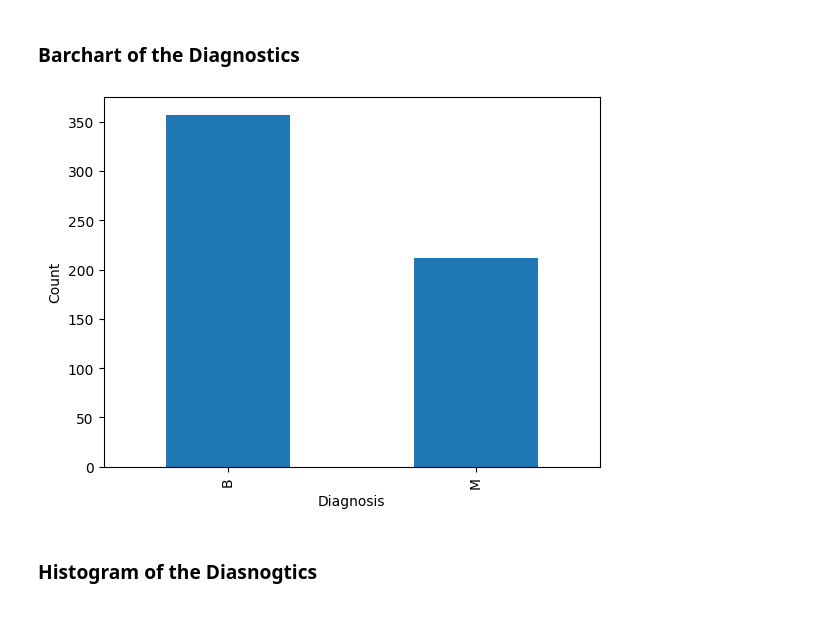
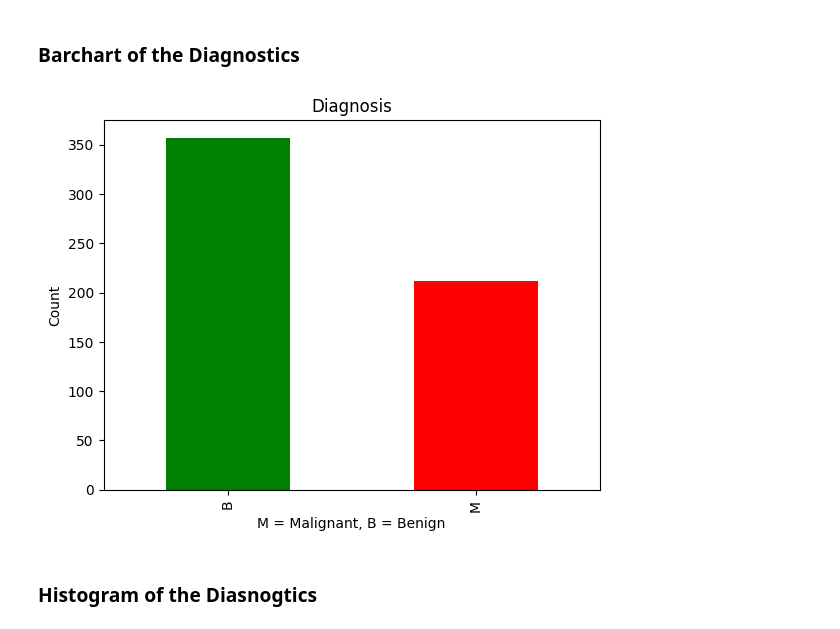
Before and after one commit to andidprastyo/tumor_analysis, a Jupyter notebook: analysis_notebook.ipynb, the cells around one changed output. Cells and saved outputs as stored; diff of their text form; code cells hidden in the pictures.

```diff
--- a/analysis_notebook.ipynb
+++ b/analysis_notebook.ipynb
@@ -24,13 +24,14 @@ df.head()
 # %%
 import matplotlib.pyplot as plt
 
-# Plotting the diagnosis column
-df['diagnosis'].value_counts().plot(kind='bar')
-plt.xlabel('Diagnosis')
+# Plotting the diagnosis column with legends
+df['diagnosis'].value_counts().plot(kind='bar', color=['green', 'red'])
+plt.title('Diagnosis')
+plt.xlabel('M = Malignant, B = Benign')
 plt.ylabel('Count')
 plt.show()
 # %% [output]
-[figure, old version]
+[figure, new version]
 # %% [markdown]
 ### Histogram of the Diasnogtics
 # %%
```
